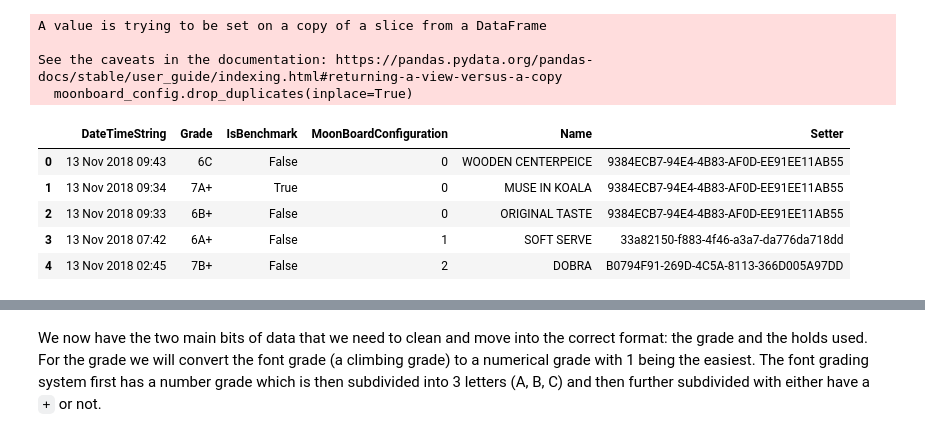
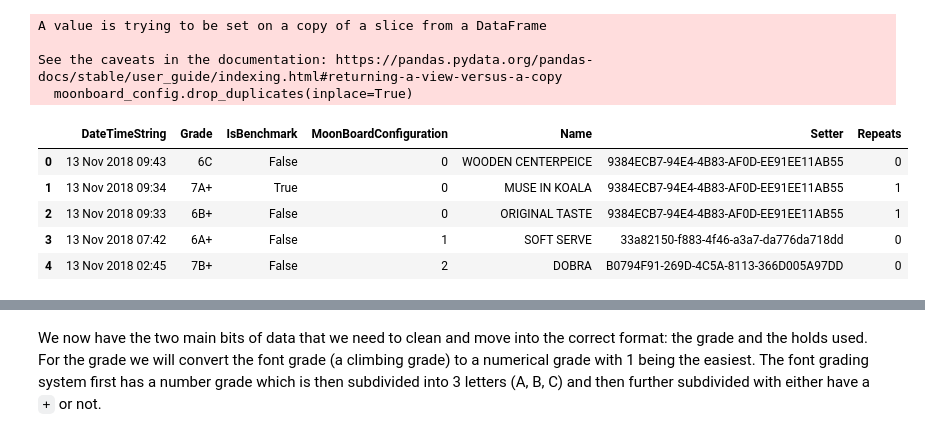
Before and after one commit to emmagan/cs315-project, a Jupyter notebook: Data-cleaning-and-analysis.ipynb, the cells around one changed output, grey strips where cells are left out. Drawn from its saved outputs; the diff is of its cells as text; code cells hidden in the pictures.

```diff
--- a/Data-cleaning-and-analysis.ipynb
+++ b/Data-cleaning-and-analysis.ipynb
@@ -56,7 +56,7 @@ Let's drop the columns that we aren't interested in.  What we are interested in
 # %%
 # create a list of the columns to keep
 keep_list = ['DateTimeString', 'Grade', 'IsBenchmark', 'MoonBoardConfiguration', 'Name',
-             'Setter', 'Method', 'Holdsetup']
+             'Setter', 'Method', 'Holdsetup', 'Repeats']
 problem = df[keep_list]
 
 # try to infer some better dtypes for the columns
@@ -146,18 +147,18 @@ See the caveats in the documentation: https://pandas.pydata.org/pandas-docs/stab
   moonboard_config.drop_duplicates(inplace=True)
 # %%
 r,c = problem.shape
-for i in range(5):
+for i in range(r):
     problem.at[i, 'MoonBoardConfiguration'] = (moonboard_config[(moonboard_config['Method'] == problem.iloc[i]['Method']) & (moonboard_config['Holdsetup'] == problem.iloc[i]['Holdsetup']) & (moonboard_config['MoonBoardConfiguration'] == problem.iloc[i]['MoonBoardConfiguration'])].index.tolist()[0])
 
 problem = problem.drop(columns=['Holdsetup', 'Method'])
 problem.head()
 # %% [output]
-|  | DateTimeString | Grade | IsBenchmark | MoonBoardConfiguration | Name | Setter |
-| 0 | 13 Nov 2018 09:43 | 6C | False | 0 | WOODEN CENTERPEICE | 9384ECB7-94E4-4B83-AF0D-EE91EE11AB55 |
-| 1 | 13 Nov 2018 09:34 | 7A+ | True | 0 | MUSE IN KOALA | 9384ECB7-94E4-4B83-AF0D-EE91EE11AB55 |
-| 2 | 13 Nov 2018 09:33 | 6B+ | False | 0 | ORIGINAL TASTE | 9384ECB7-94E4-4B83-AF0D-EE91EE11AB55 |
-| 3 | 13 Nov 2018 07:42 | 6A+ | False | 1 | SOFT SERVE | 33a82150-f883-4f46-a3a7-da776da718dd |
-| 4 | 13 Nov 2018 02:45 | 7B+ | False | 2 | DOBRA | B0794F91-269D-4C5A-8113-366D005A97DD |
+|  | DateTimeString | Grade | IsBenchmark | MoonBoardConfiguration | Name | Setter | Repeats |
+| 0 | 13 Nov 2018 09:43 | 6C | False | 0 | WOODEN CENTERPEICE | 9384ECB7-94E4-4B83-AF0D-EE91EE11AB55 | 0 |
+| 1 | 13 Nov 2018 09:34 | 7A+ | True | 0 | MUSE IN KOALA | 9384ECB7-94E4-4B83-AF0D-EE91EE11AB55 | 1 |
+| 2 | 13 Nov 2018 09:33 | 6B+ | False | 0 | ORIGINAL TASTE | 9384ECB7-94E4-4B83-AF0D-EE91EE11AB55 | 1 |
+| 3 | 13 Nov 2018 07:42 | 6A+ | False | 1 | SOFT SERVE | 33a82150-f883-4f46-a3a7-da776da718dd | 0 |
+| 4 | 13 Nov 2018 02:45 | 7B+ | False | 2 | DOBRA | B0794F91-269D-4C5A-8113-366D005A97DD | 0 |
 # %%
 # PROBLEM and MOONBOARD_CONFIG are done. Now create SETTER table
 temp = df['Setter'].to_dict()
```
Also changed, not shown: parts of 19 cells of this notebook.
